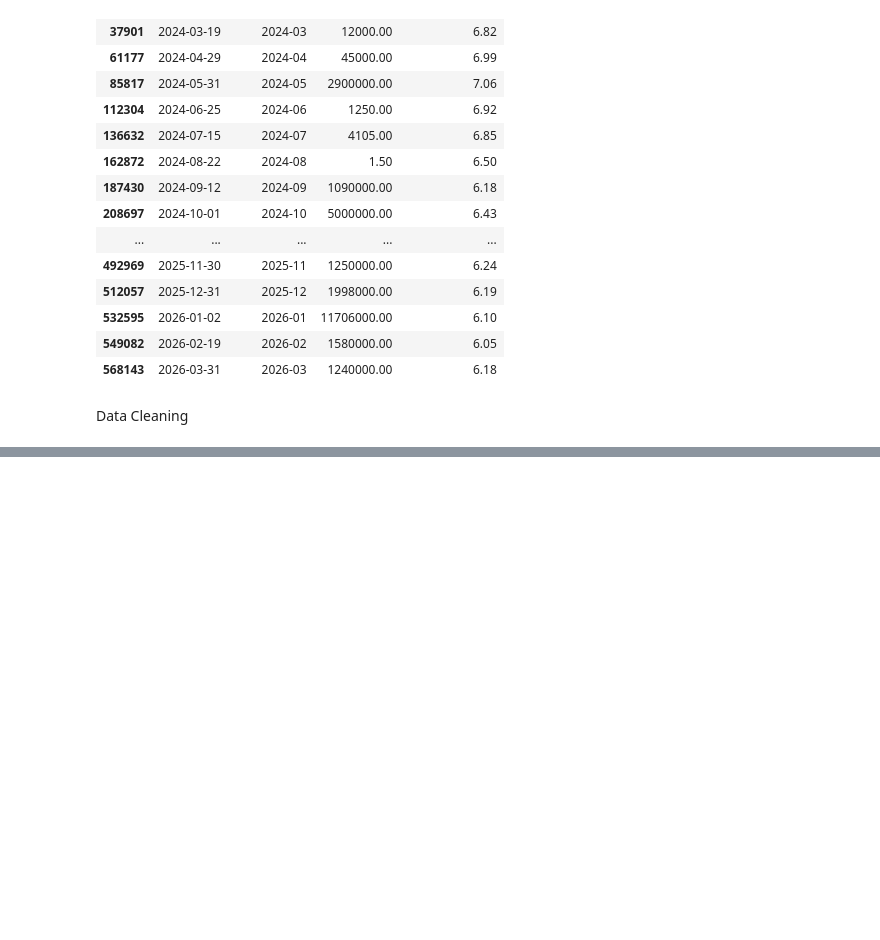
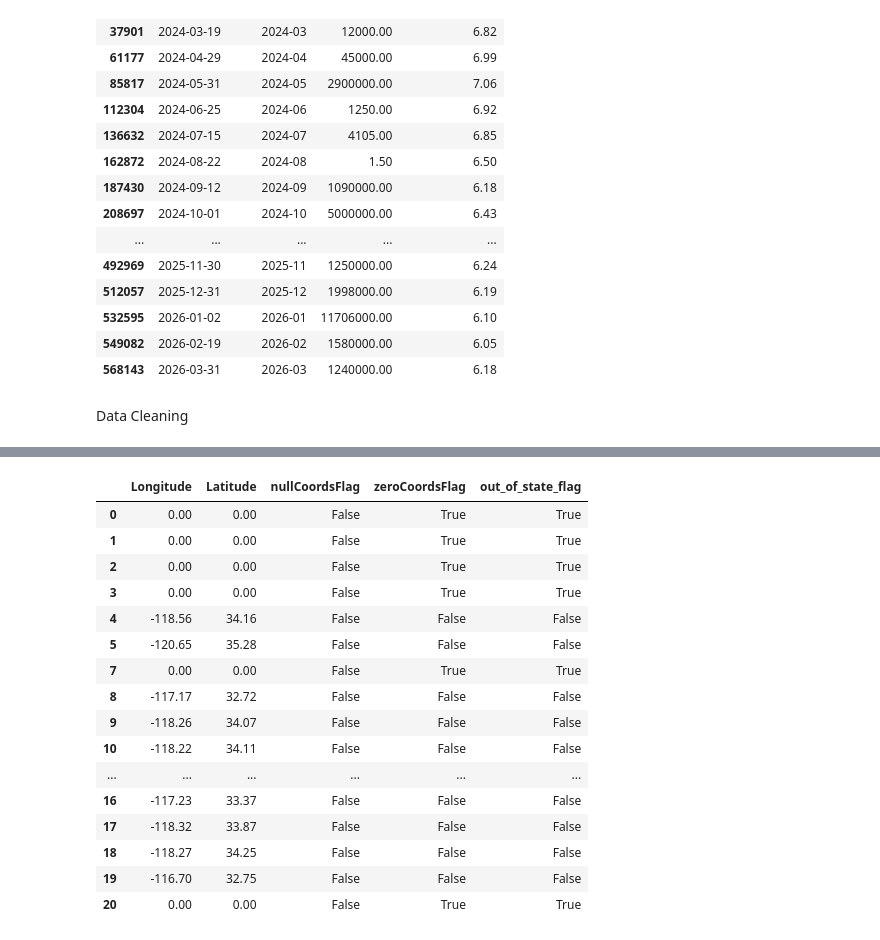
Before and after one commit to End10/IDXExchange-Spring-2026, a Jupyter notebook: sold data analysis.ipynb, the cells around one changed output, grey strips where cells are left out. Drawn from its saved outputs; the diff is of its cells as text; code cells hidden in the pictures; blank space fills up the shorter version.

Commit message:
completed sold analysis

```diff
--- a/sold data analysis.ipynb
+++ b/sold data analysis.ipynb
@@ -242,5 +242,6 @@ sold_with_rates[
 # %% [markdown]
 Data Cleaning
 # %%
-merged_df = sold_with_rates
+merged_df = pd.read_csv('week 2-3\FRED_rates_sold.csv', encoding='latin-1')
 merged_df = merged_df.drop(columns=useless_Residential_columns)
+print(len(merged_df))
@@ -271 +309,3 @@ dtype: int64
+# %%
+merged_df[numeric_cols] = merged_df[numeric_cols].apply(pd.to_numeric, errors='coerce')
 # %%
@@ -333,0 +352,57 @@ dtype: int64
+# %%
+cols_to_check = ['ClosePrice', 'LivingArea']
+for col in cols_to_check:
+    merged_df = merged_df[merged_df[col] > 0]
+
+cols_to_check = ['DaysOnMarket', 'BedroomsTotal', 'BathroomsTotalInteger']
+for col in cols_to_check:
+    merged_df = merged_df[merged_df[col] >= 0]
+# %%
+#ListingContractDate after CloseDate
+merged_df['listing_after_close_flag'] = merged_df['ListingContractDate'] > merged_df['CloseDate']
+
+#PurchaseContractDate after CloseDate
+merged_df['purchase_after_close_flag'] = merged_df['PurchaseContractDate'] > merged_df['CloseDate']
+
+# timeline is out of order (listing -> purchase -> close)
+merged_df['negative_timeline_flag'] = (
+    (merged_df['ListingContractDate'] > merged_df['PurchaseContractDate']) |
+    (merged_df['PurchaseContractDate'] > merged_df['CloseDate'])
+)
+# %%
+#double check if there are lingering nulls in longitude or latitude
+merged_df['nullCoordsFlag'] = merged_df['Longitude'].isnull() | merged_df['Latitude'].isnull()
+#estates with zeros in either longitude or latitude
+merged_df['zeroCoordsFlag'] = (merged_df['Longitude'] == 0) | (merged_df['Latitude'] == 0)
+#these estates are within CA
+merged_df['positive_longitude_flag'] = merged_df['Longitude'] > 0
+
+# California bounding box (approximate)
+CA_LAT_MIN, CA_LAT_MAX = 32.5, 42.0
+CA_LON_MIN, CA_LON_MAX = -124.5, -114.0
+
+# Flag coordinates outside California's bounding box
+merged_df['out_of_state_flag'] = ~(
+    (merged_df['Latitude'].between(CA_LAT_MIN, CA_LAT_MAX)) &
+    (merged_df['Longitude'].between(CA_LON_MIN, CA_LON_MAX))
+)
+
+merged_df[['Longitude', 'Latitude', 'nullCoordsFlag', 'zeroCoordsFlag', 'out_of_state_flag']].head(20)
+# %% [output]
+|  | Longitude | Latitude | nullCoordsFlag | zeroCoordsFlag | out_of_state_flag |
+| 0 | 0.00 | 0.00 | False | True | True |
+| 1 | 0.00 | 0.00 | False | True | True |
+| 2 | 0.00 | 0.00 | False | True | True |
+| 3 | 0.00 | 0.00 | False | True | True |
+| 4 | -118.56 | 34.16 | False | False | False |
+| 5 | -120.65 | 35.28 | False | False | False |
+| 7 | 0.00 | 0.00 | False | True | True |
+| 8 | -117.17 | 32.72 | False | False | False |
+| 9 | -118.26 | 34.07 | False | False | False |
+| 10 | -118.22 | 34.11 | False | False | False |
+| ... | ... | ... | ... | ... | ... |
+| 16 | -117.23 | 33.37 | False | False | False |
+| 17 | -118.32 | 33.87 | False | False | False |
+| 18 | -118.27 | 34.25 | False | False | False |
+| 19 | -116.70 | 32.75 | False | False | False |
+| 20 | 0.00 | 0.00 | False | True | True |
```
Also changed, not shown: parts of 10 cells of this notebook.
